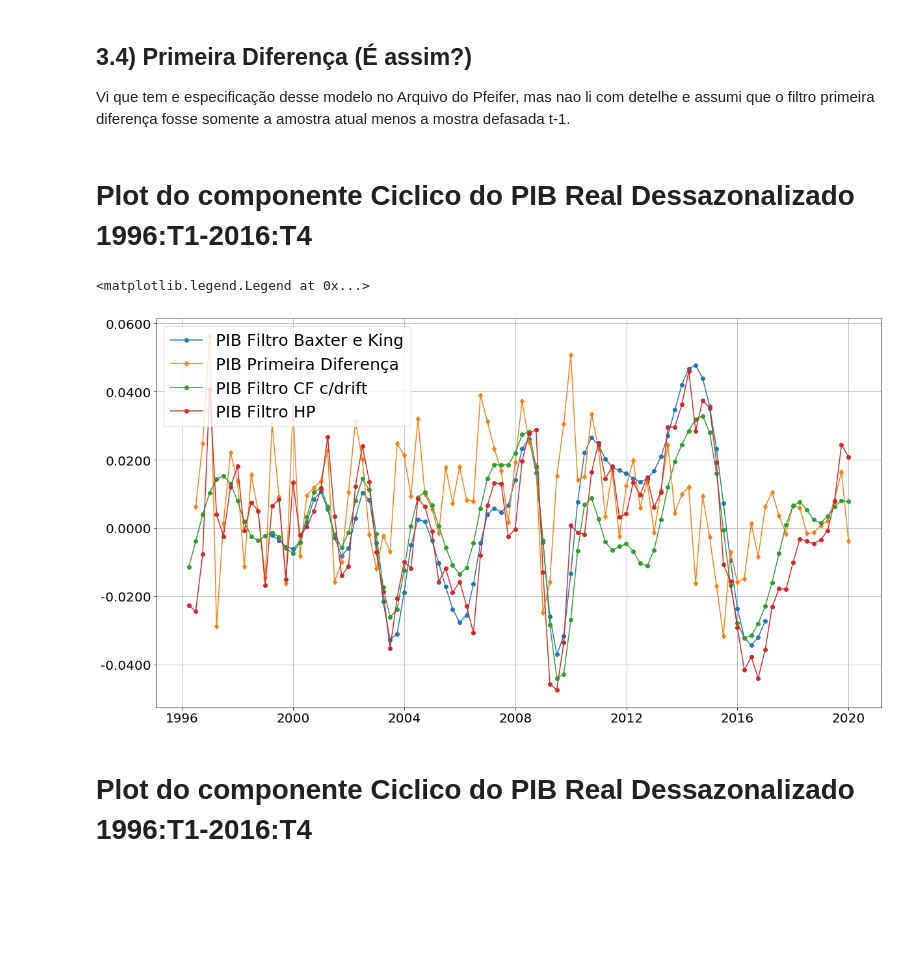
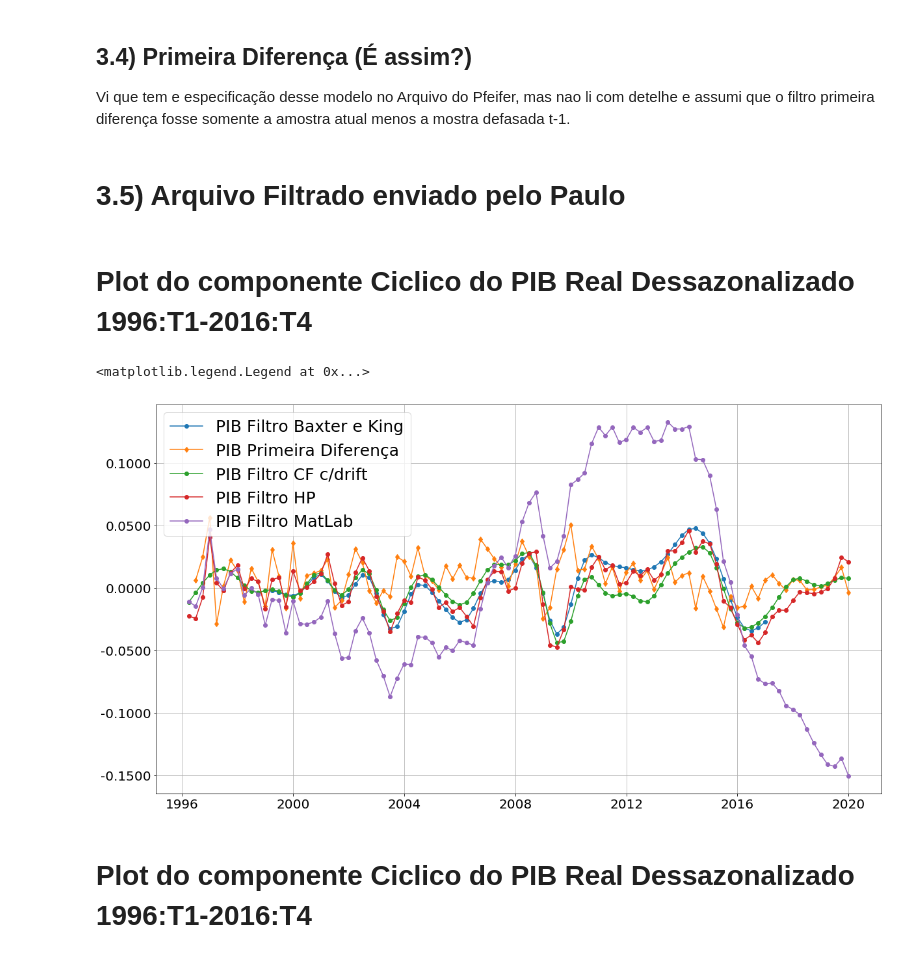
Before and after one commit to FredericoNunes/Artigos, a Jupyter notebook: programas/notebook/Aquivo Inicial, Tratamento dos Dados.ipynb, the cells around one changed output. Saved outputs shown, nothing was run; the diff lists cells and outputs as text; code cells hidden in the pictures; blank space fills up the shorter version.

Commit message:
Adicioneia Serie filtrada enviada pelo Paulo

```diff
--- a/programas/notebook/Aquivo Inicial, Tratamento dos Dados.ipynb
+++ b/programas/notebook/Aquivo Inicial, Tratamento dos Dados.ipynb
@@ -196,45 +216,56 @@ os parametros low e high seguem as mesmas especificações do filtro BK
 o parametro drift é a tendência dos dados. A tendência é estimada como np.arange (nobs) * (x [-1] - x [0]) / (len (x) -1).
 # %%
 # Com drift
-pib_cf_filter_cycle_cf_drift, pib_cf_filter_trend_cf_drift = sm.filters.cf_filter.cffilter(dataframe_pib_pm_deflacionado_ipca_dessazonalizado['seasadj'],
+pib_cf_filter_cycle_cf_drift, pib_cf_filter_trend_cf_drift = sm.filters.cf_filter.cffilter(dataframe_pib_pm_deflacionado_ipca_dessazonalizado['PIB Real Dessazonalizado'],
                                            low=6,
                                            high=32,
                                            drift=True)
 
 # Sem drift
-pib_cf_filter_cycle_cf_drift_s, pib_cf_filter_trend_cf_drift_s = sm.filters.cf_filter.cffilter(dataframe_pib_pm_deflacionado_ipca_dessazonalizado['seasadj'],
+pib_cf_filter_cycle_cf_drift_s, pib_cf_filter_trend_cf_drift_s = sm.filters.cf_filter.cffilter(dataframe_pib_pm_deflacionado_ipca_dessazonalizado['PIB Real Dessazonalizado'],
                                            low=6,
                                            high=32,
                                            drift=False)
 
 
 # Com drift
-consumo_cf_filter_cycle_cf_drift, consumo_cf_filter_trend_cf_drift = sm.filters.cf_filter.cffilter(dataframe_consumo_deflacionado_ipca_dessazonalizado['seasadj'],
+consumo_cf_filter_cycle_cf_drift, consumo_cf_filter_trend_cf_drift = sm.filters.cf_filter.cffilter(dataframe_consumo_deflacionado_ipca_dessazonalizado['Consumo Real Dessazonalizado'],
                                            low=6,
                                            high=32,
                                            drift=True)
 
 # Sem drift
-consumo_cf_filter_cycle_cf_drift_s, consumo_cf_filter_trend_cf_drift_s = sm.filters.cf_filter.cffilter(dataframe_consumo_deflacionado_ipca_dessazonalizado['seasadj'],
+consumo_cf_filter_cycle_cf_drift_s, consumo_cf_filter_trend_cf_drift_s = sm.filters.cf_filter.cffilter(dataframe_consumo_deflacionado_ipca_dessazonalizado['Consumo Real Dessazonalizado'],
                                            low=6,
                                            high=32,
                                            drift=False)
 # %% [markdown]
 ## 3.3) HP simples
 # %%
-pib_hp_filter_cycle, pib_hp_filter_trend = sm.filters.hp_filter.hpfilter(dataframe_pib_pm_deflacionado_ipca_dessazonalizado['seasadj'],
+pib_hp_filter_cycle, pib_hp_filter_trend = sm.filters.hp_filter.hpfilter(dataframe_pib_pm_deflacionado_ipca_dessazonalizado['PIB Real Dessazonalizado'],
                                                                                1600)
 
-consumo_hp_filter_cycle, consumo_hp_filter_trend = sm.filters.hp_filter.hpfilter(dataframe_consumo_deflacionado_ipca_dessazonalizado['seasadj'],
+consumo_hp_filter_cycle, consumo_hp_filter_trend = sm.filters.hp_filter.hpfilter(dataframe_consumo_deflacionado_ipca_dessazonalizado['Consumo Real Dessazonalizado'],
                                                                                1600)
 # %% [markdown]
 ## 3.4) Primeira Diferença (É assim?)
 
 Vi que tem e especificação desse modelo no Arquivo do Pfeifer, mas nao li com detelhe e assumi que o filtro primeira diferença fosse somente a amostra atual menos a mostra defasada t-1.
 # %%
-pib_deflacionado_primeira_diferenca = dataframe_pib_pm_deflacionado_ipca_dessazonalizado['seasadj'].diff()
+pib_deflacionado_primeira_diferenca = dataframe_pib_pm_deflacionado_ipca_dessazonalizado['PIB Real Dessazonalizado'].diff()
 
-consumo_deflacionado_primeira_diferenca = dataframe_consumo_deflacionado_ipca_dessazonalizado['seasadj'].diff()
+consumo_deflacionado_primeira_diferenca = dataframe_consumo_deflacionado_ipca_dessazonalizado['Consumo Real Dessazonalizado'].diff()
+# %% [markdown]
+# 3.5) Arquivo Filtrado enviado pelo Paulo
+# %%
+local_arquivo_filtrado = os.path.join(diretorio,
+                             'dados',
+                             'Tabela_Detrended.xls')
+
+dataframe_pib_consumo_filtrados_matlab = pd.read_excel(local_arquivo_filtrado,
+                                                       index_col=0)
+
+dataframe_pib_consumo_filtrados_matlab.index.name = 'Data'
 # %% [markdown]
 # Plot do componente Ciclico do PIB Real Dessazonalizado 1996:T1-2016:T4
 # %%
@@ -262,34 +293,38 @@ ax.plot(pib_deflacionado_primeira_diferenca.index,
 
 # Plot do Compenente ciclico da série do pib real dessazonalizado filtro Christiano Fitzgerald asymmetric, random walk filter.
 ax.plot(pib_cf_filter_cycle_cf_drift.index,
         pib_cf_filter_cycle_cf_drift.values,
         '-o',
         label='PIB Filtro CF c/drift')
 
 
 
 # Plot do Compenente ciclico da série do pib real dessazonalizado filtro Christiano Fitzgerald sem drift
 #ax.plot(pib_cf_filter_cycle_cf_drift_s.index,
 #        pib_cf_filter_cycle_cf_drift_s.values,
 #        '-o',
 #        label='PIB Filtro CF s/drift')
 
 # Plot do Compenente ciclico da série do pib real dessazonalizado filtro HP.
 ax.plot(pib_hp_filter_cycle.index,
         pib_hp_filter_cycle.values,
         '-o',
         label='PIB Filtro HP')
 
+ax.plot(dataframe_pib_consumo_filtrados_matlab.index,
+        dataframe_pib_consumo_filtrados_matlab['PIB_detrended'].values,
+        '-o',
+        label='PIB Filtro MatLab')
 
 # Adicionando linhas verticais e horizontais
 ax.grid(True)
 
 # Adicionando as legndas
 ax.legend(loc="upper left",
           fontsize=25)
 # %% [output]
 <matplotlib.legend.Legend at 0x...>
-[figure, old version]
+[figure, new version]
 # %% [markdown]
 # Plot do componente Ciclico do PIB Real Dessazonalizado 1996:T1-2016:T4
 # %%
```
Also changed, not shown: parts of 7 cells of this notebook, 3 other files.
